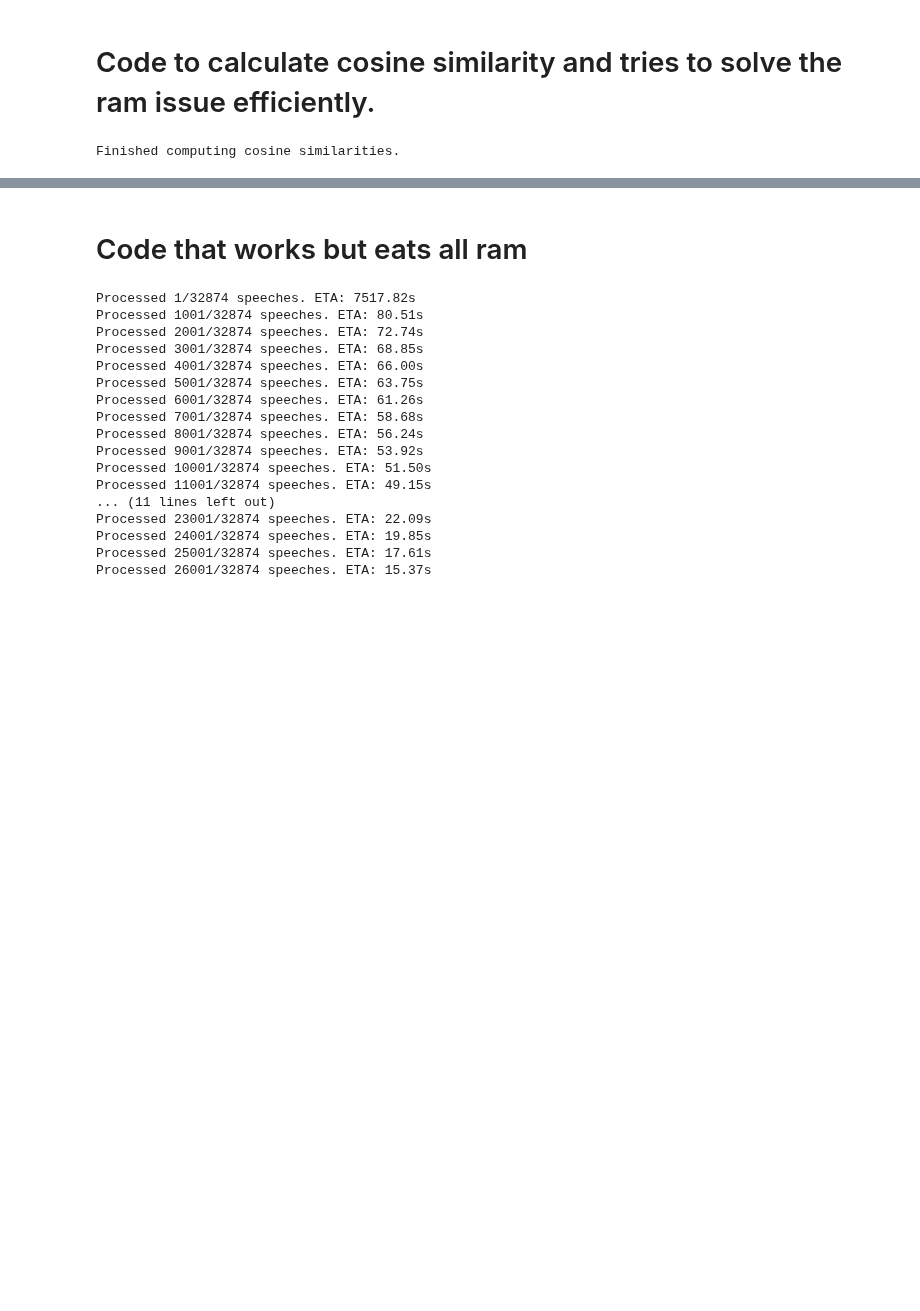
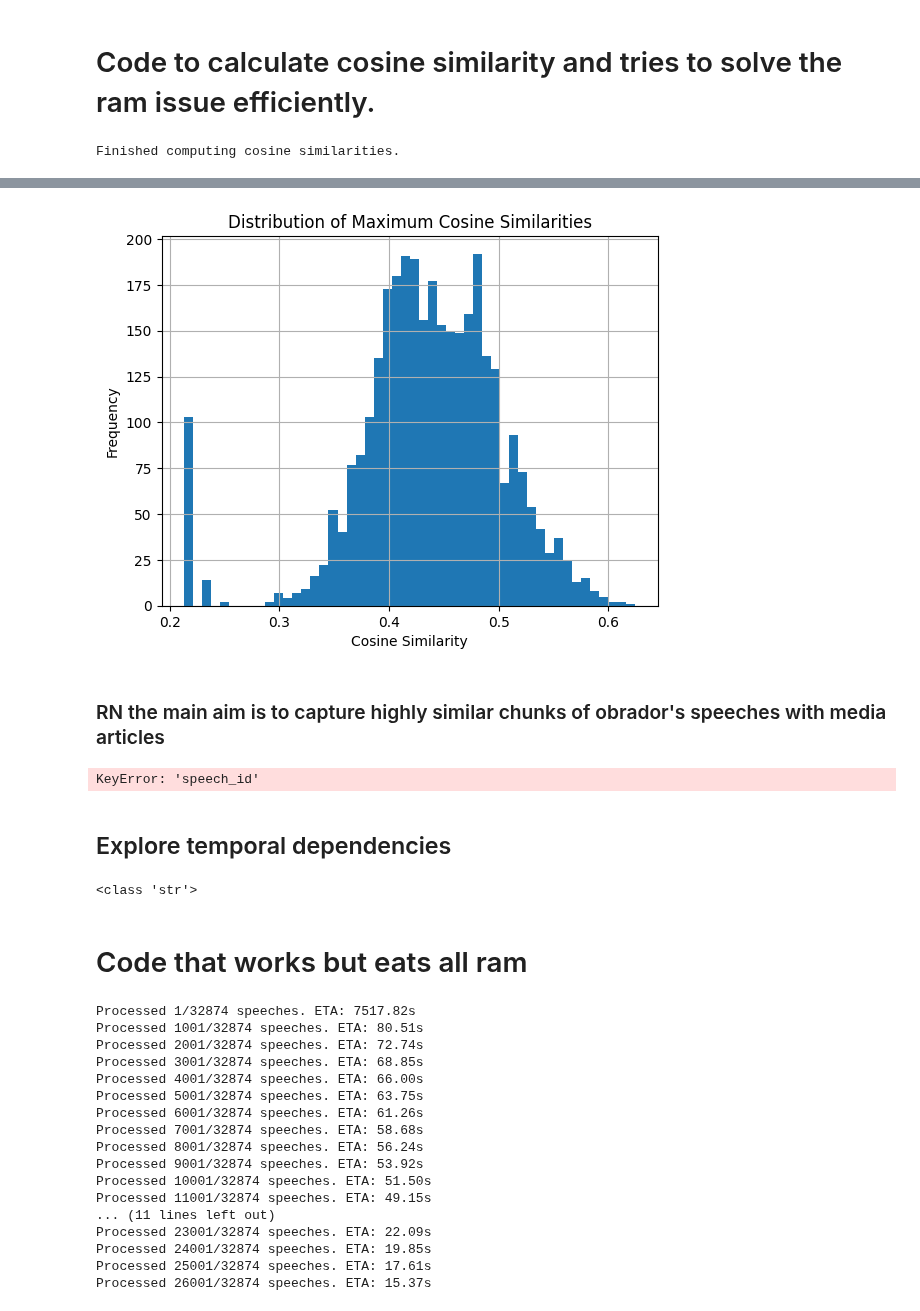
Before and after one commit to lramir14/MDS_thesis, a Jupyter notebook: efficient-similarity.ipynb, the cells around one changed output, grey strips where cells are left out. Cells and saved outputs as stored; diff of their text form; code cells hidden in the pictures; blank space fills up the shorter version.

```diff
--- a/efficient-similarity.ipynb
+++ b/efficient-similarity.ipynb
@@ -174,0 +513,9 @@ Finished computing cosine similarities.
+# %%
+# Group by news_id and find the maximum similarity for each news article
+max_similarities = similarities_df_2019.groupby('news_id')['cosine_similarity'].max().reset_index()
+
+# Rename the column for clarity
+max_similarities.rename(columns={'cosine_similarity': 'max_cosine_similarity'}, inplace=True)
+
+# Check the result
+print(max_similarities.head())
@@ -174,0 +529,9 @@ Finished computing cosine similarities.
+# %%
+# Reset the index of news_embeddings to prepare for merging
+news_embeddings_reset = news_embeddings.reset_index()
+
+# Merge max_similarities with news_embeddings on the news_id (which corresponds to the DataFrame index)
+news_with_similarity = news_embeddings_reset.merge(max_similarities, left_index=True, right_on='news_id', how='left')
+
+# Check the merged DataFrame
+print(news_with_similarity.head())
@@ -174,0 +566,32 @@ Finished computing cosine similarities.
+# %%
+import matplotlib.pyplot as plt
+news_with_similarity['max_cosine_similarity'].hist(bins=50)
+plt.title('Distribution of Maximum Cosine Similarities')
+plt.xlabel('Cosine Similarity')
+plt.ylabel('Frequency')
+plt.show()
+# %% [output]
+[figure, added]
+# %% [markdown]
+### RN the main aim is to capture highly similar chunks of obrador's speeches with media articles
+# %%
+# Filter high-similarity pairs (cosine similarity > 0.5)
+high_similarity_pairs = news_with_similarity[news_with_similarity['max_cosine_similarity'] > 0.5]
+
+# Merge with speech metadata to get speech dates (if it's not already part of the DataFrame)
+speech_metadata = pd.DataFrame({'speech_id': range(len(news_embeddings)), 'date': pd.date_range('2019-01-01', periods=len(news_embeddings))})
+high_similarity_pairs = high_similarity_pairs.merge(speech_metadata, on='speech_id', how='left')
+
+# Ensure 'date' columns are datetime
+high_similarity_pairs['speech_date'] = pd.to_datetime(high_similarity_pairs['date'])
+high_similarity_pairs['news_date'] = pd.to_datetime(high_similarity_pairs['Date'])  # Assuming 'Date' exists in news metadata
+
+# Calculate time differences
+high_similarity_pairs['time_diff_days'] = (high_similarity_pairs['news_date'] - high_similarity_pairs['speech_date']).dt.days
+
+# Check the filtered DataFrame
+print(high_similarity_pairs.head())
+# %% [output]
+KeyError: 'speech_id'
+# %% [markdown]
+## Explore  temporal dependencies
@@ -175,3 +601,11 @@ Finished computing cosine similarities.
+# %%
+print(type(news_embeddings['news_embeddings'].iloc[0]))
+#since it is a class 'str' then we need to convert the embedding as a numpy array
+# Convert 'date' column to datetime if it is not already in datetime format
+speeches_embeddings['date'] = pd.to_datetime(speeches_embeddings['date'], errors='coerce')
+news_embeddings['Date'] = pd.to_datetime(news_embeddings['Date'], errors='coerce')
+# %% [output]
+<class 'str'>
 # %% [markdown]
 
 # Code that works but eats all ram
```
Also changed, not shown: parts of 27 cells of this notebook.
